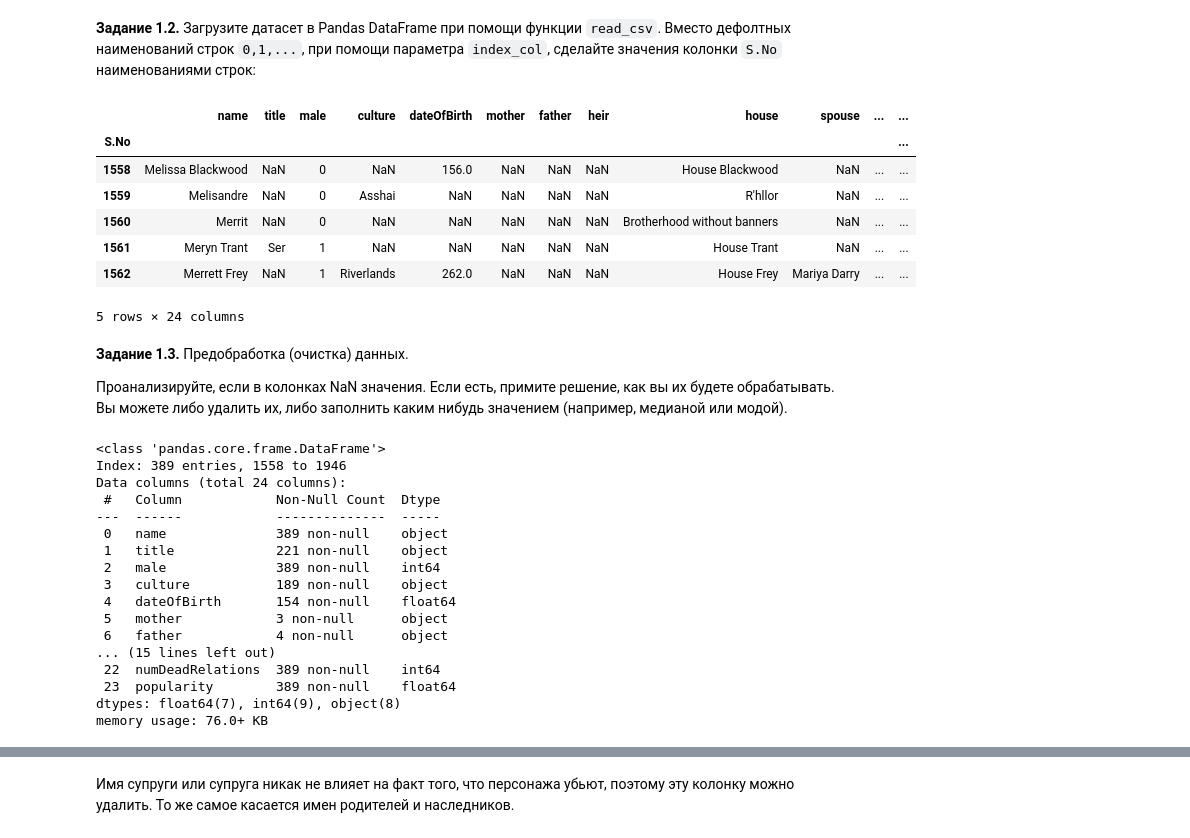
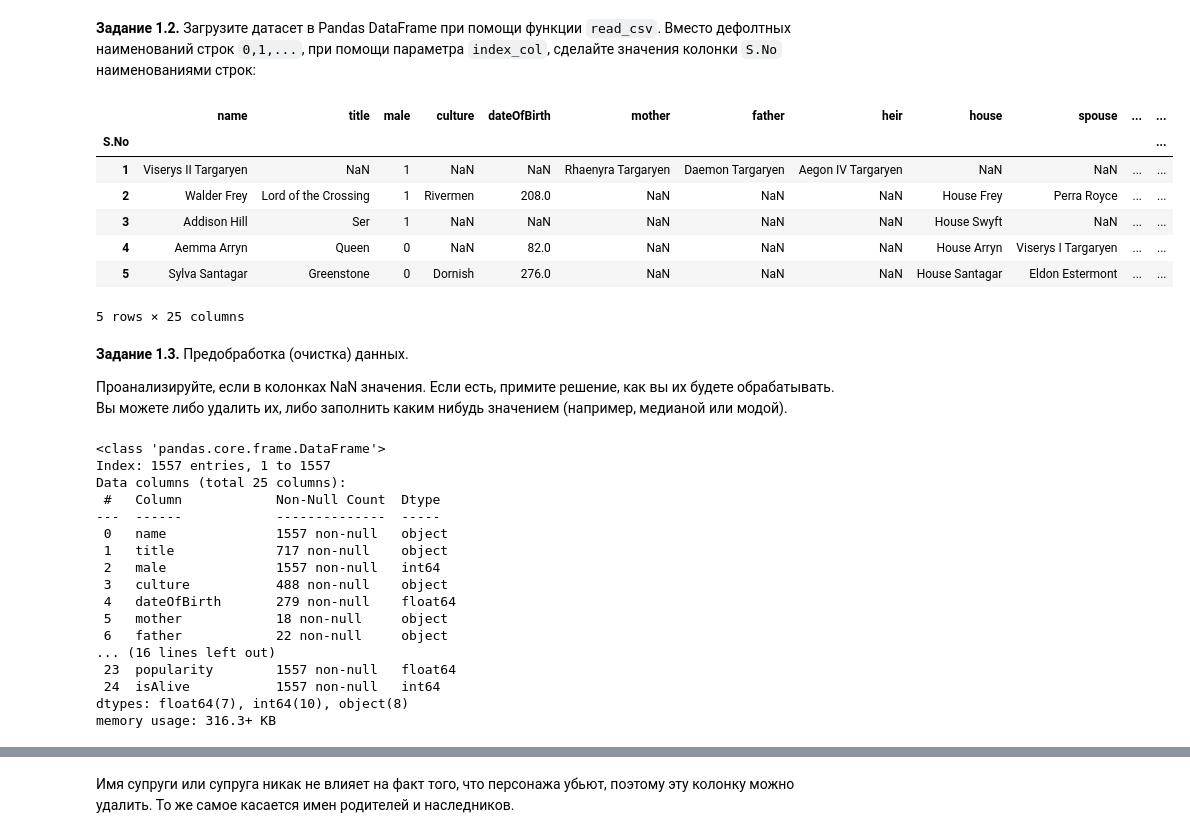
Before and after one commit to danila-kopitayko/ML-DL, a Jupyter notebook: week_01_ml_intro/Homework/hw_1_game_of_thrones.ipynb, the cells around one changed output, grey strips where cells are left out. Cells and saved outputs as stored; diff of their text form; code cells hidden in the pictures.

```diff
--- a/week_01_ml_intro/Homework/hw_1_game_of_thrones.ipynb
+++ b/week_01_ml_intro/Homework/hw_1_game_of_thrones.ipynb
@@ -107,15 +109,15 @@ import seaborn as sns
 # %%
-data = pd.read_csv('game_of_thrones_test.csv',index_col='S.No')
+data = pd.read_csv('game_of_thrones_train.csv',index_col='S.No')
 data.head()
 # %% [output]
 |  | name | title | male | culture | dateOfBirth | mother | father | heir | house | spouse | ... | ... |
 | S.No |  |  |  |  |  |  |  |  |  |  |  | ... |
-| 1558 | Melissa Blackwood | NaN | 0 | NaN | 156.0 | NaN | NaN | NaN | House Blackwood | NaN | ... | ... |
-| 1559 | Melisandre | NaN | 0 | Asshai | NaN | NaN | NaN | NaN | R'hllor | NaN | ... | ... |
-| 1560 | Merrit | NaN | 0 | NaN | NaN | NaN | NaN | NaN | Brotherhood without banners | NaN | ... | ... |
-| 1561 | Meryn Trant | Ser | 1 | NaN | NaN | NaN | NaN | NaN | House Trant | NaN | ... | ... |
-| 1562 | Merrett Frey | NaN | 1 | Riverlands | 262.0 | NaN | NaN | NaN | House Frey | Mariya Darry | ... | ... |
+| 1 | Viserys II Targaryen | NaN | 1 | NaN | NaN | Rhaenyra Targaryen | Daemon Targaryen | Aegon IV Targaryen | NaN | NaN | ... | ... |
+| 2 | Walder Frey | Lord of the Crossing | 1 | Rivermen | 208.0 | NaN | NaN | NaN | House Frey | Perra Royce | ... | ... |
+| 3 | Addison Hill | Ser | 1 | NaN | NaN | NaN | NaN | NaN | House Swyft | NaN | ... | ... |
+| 4 | Aemma Arryn | Queen | 0 | NaN | 82.0 | NaN | NaN | NaN | House Arryn | Viserys I Targaryen | ... | ... |
+| 5 | Sylva Santagar | Greenstone | 0 | Dornish | 276.0 | NaN | NaN | NaN | House Santagar | Eldon Estermont | ... | ... |
-5 rows × 24 columns
+5 rows × 25 columns
 # %% [markdown]
 **Задание 1.3.** Предобработка (очистка) данных.
 
@@ -124,22 +126,22 @@ data.head()
 data.info()
 # %% [output]
 <class 'pandas.core.frame.DataFrame'>
-Index: 389 entries, 1558 to 1946
-Data columns (total 24 columns):
+Index: 1557 entries, 1 to 1557
+Data columns (total 25 columns):
  #   Column            Non-Null Count  Dtype
 ---  ------            --------------  -----
- 0   name              389 non-null    object
- 1   title             221 non-null    object
- 2   male              389 non-null    int64
- 3   culture           189 non-null    object
- 4   dateOfBirth       154 non-null    float64
- 5   mother            3 non-null      object
- 6   father            4 non-null      object
-... (15 lines left out)
- 22  numDeadRelations  389 non-null    int64
- 23  popularity        389 non-null    float64
-dtypes: float64(7), int64(9), object(8)
-memory usage: 76.0+ KB
+ 0   name              1557 non-null   object
+ 1   title             717 non-null    object
+ 2   male              1557 non-null   int64
+ 3   culture           488 non-null    object
+ 4   dateOfBirth       279 non-null    float64
+ 5   mother            18 non-null     object
+ 6   father            22 non-null     object
+... (16 lines left out)
+ 23  popularity        1557 non-null   float64
+ 24  isAlive           1557 non-null   int64
+dtypes: float64(7), int64(10), object(8)
+memory usage: 316.3+ KB
 # %%
 data.isna().sum()
 # %% [output]
```
Also changed, not shown: parts of 43 cells of this notebook.
